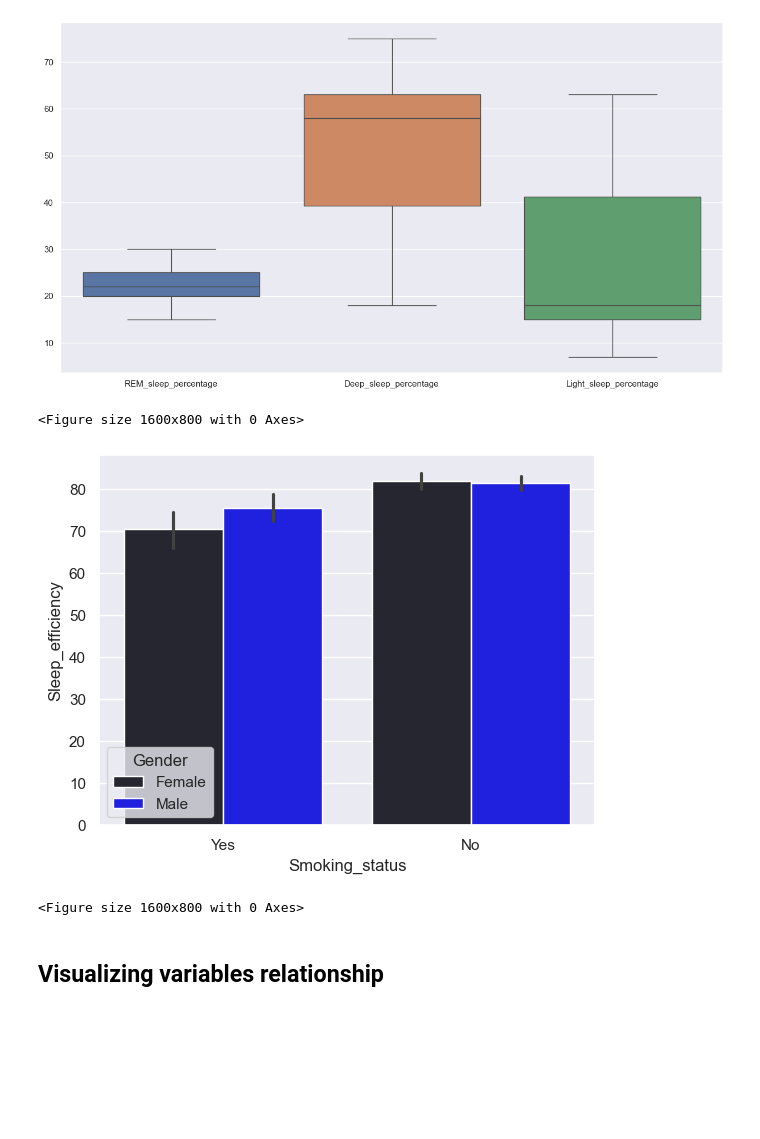
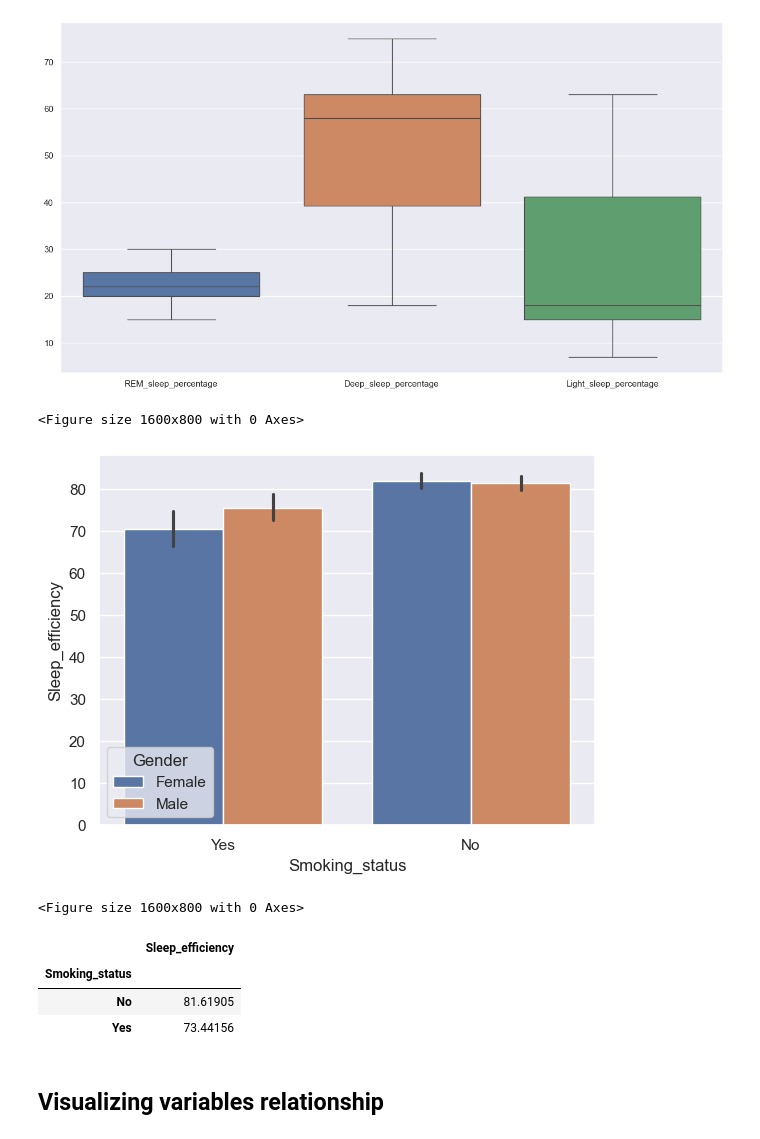
Before and after one commit to AslihanYoldas/Ada-Lovelace-Academy-Data-Science-Applications, a Jupyter notebook: exercise/week-3-exercise.ipynb, the cells around one changed output. Cells and saved outputs as stored; diff of their text form; code cells hidden in the pictures; blank space fills up the shorter version.

```diff
--- a/exercise/week-3-exercise.ipynb
+++ b/exercise/week-3-exercise.ipynb
@@ -461,20 +461,26 @@ sns.boxplot(sleep_df[['REM_sleep_percentage','Deep_sleep_percentage', 'Light_sle
 # %%
 # Comparing Smoking status with sleep efficeny showing both male and female
 # There is not really a diff. between smoker and non smoker
 # There is no difference between male and female
 # Smoking doesn' affect sleep efficency
 sns.barplot(
         x="Smoking_status",
         y="Sleep_efficiency",
         hue="Gender",
         data=sleep_df,
-        palette='dark:blue'
         )
 plt.figure(figsize=(16, 8))
 # %% [output]
 <Figure size 1600x800 with 0 Axes>
-[figure, old version]
+[figure, new version]
 <Figure size 1600x800 with 0 Axes>
+# %%
+sleep_df[['Smoking_status','Sleep_efficiency']].groupby(['Smoking_status']).mean()
+# %% [output]
+|  | Sleep_efficiency |
+| Smoking_status |  |
+| No | 81.61905 |
+| Yes | 73.44156 |
 # %% [markdown]
 ## Visualizing variables relationship
 # %%
```
